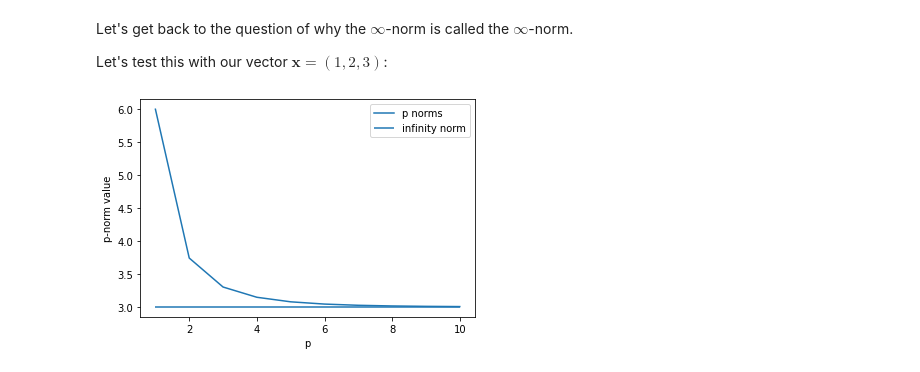
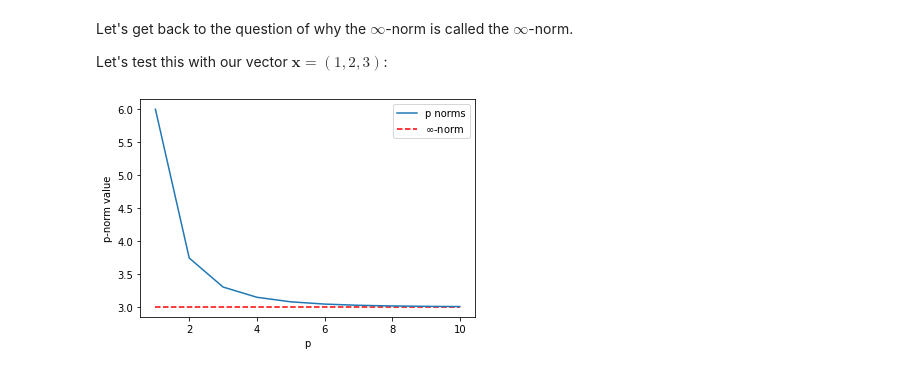
Before and after one commit to rythei/linalg-for-datasci, a Jupyter notebook: _sources/content/basicLA_1_introduction-to-norms.ipynb, the cells around one changed output. Saved outputs shown, nothing was run; the diff lists cells and outputs as text; code cells hidden in the pictures.

```diff
--- a/_sources/content/basicLA_1_introduction-to-norms.ipynb
+++ b/_sources/content/basicLA_1_introduction-to-norms.ipynb
@@ -349,19 +349,19 @@ Let's test this with our vector $\boldsymbol{x}=(1,2,3)$:
 # %%
 import matplotlib.pyplot as plt
 %matplotlib inline
 
 p_max = 10
 p_range = np.arange(1,p_max+1,1)
 norm_values = [norm(x, ord=p) for p in p_range]
 
 plt.plot(p_range, norm_values, label='p norms')
-plt.hlines(norm(x, ord=np.inf), xmin=1, xmax=p_max, label='infinity norm')
+plt.hlines(norm(x, ord=np.inf), xmin=1, xmax=p_max, label=r'$\infty$-norm', color='red', linestyle='--')
 plt.xlabel('p')
 plt.ylabel('p-norm value')
 plt.legend()
 plt.show()
 # %% [output]
-[figure, old version]
+[figure, new version]
 # %% [markdown]
 As we see, once $p$ gets modestly large, it is essentially just giving us the $\infty$-norm of the vector.
 
```
Also changed, not shown: parts of 5 cells of this notebook, 34 other files.
